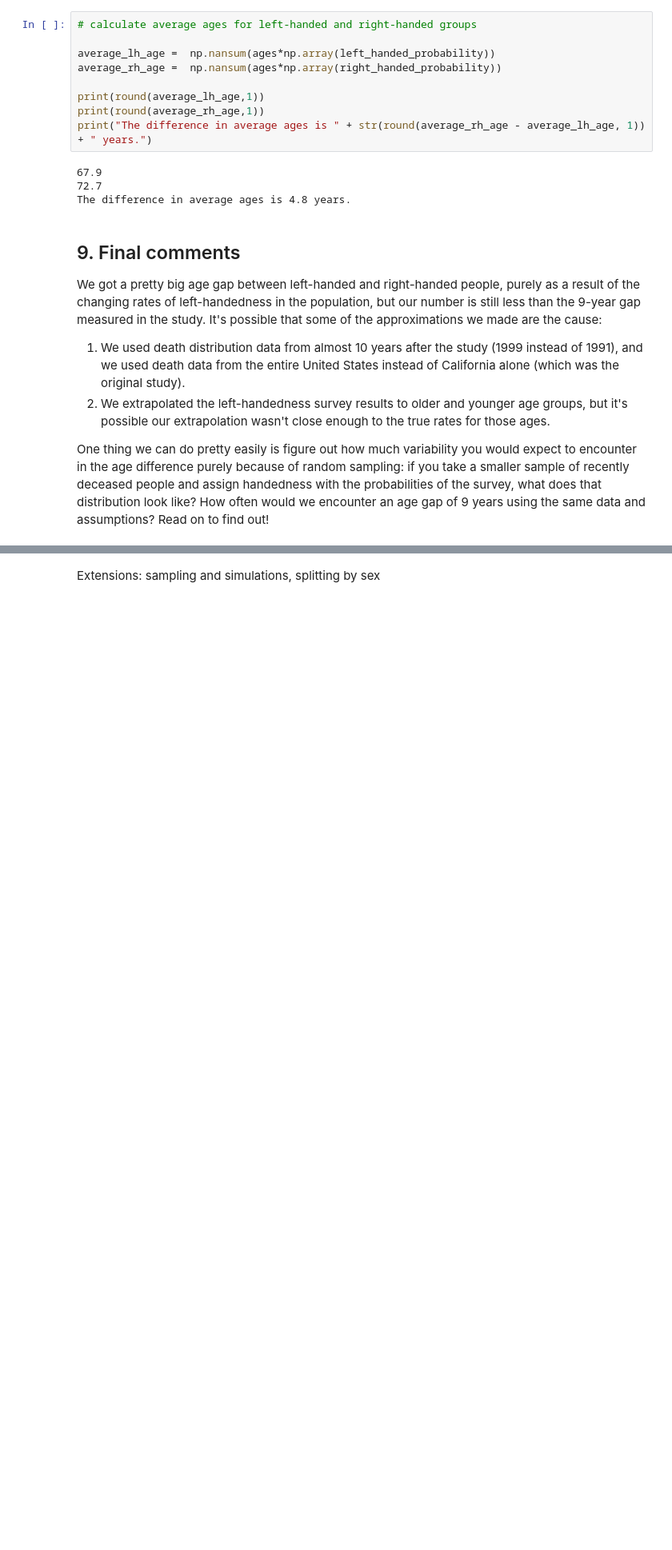
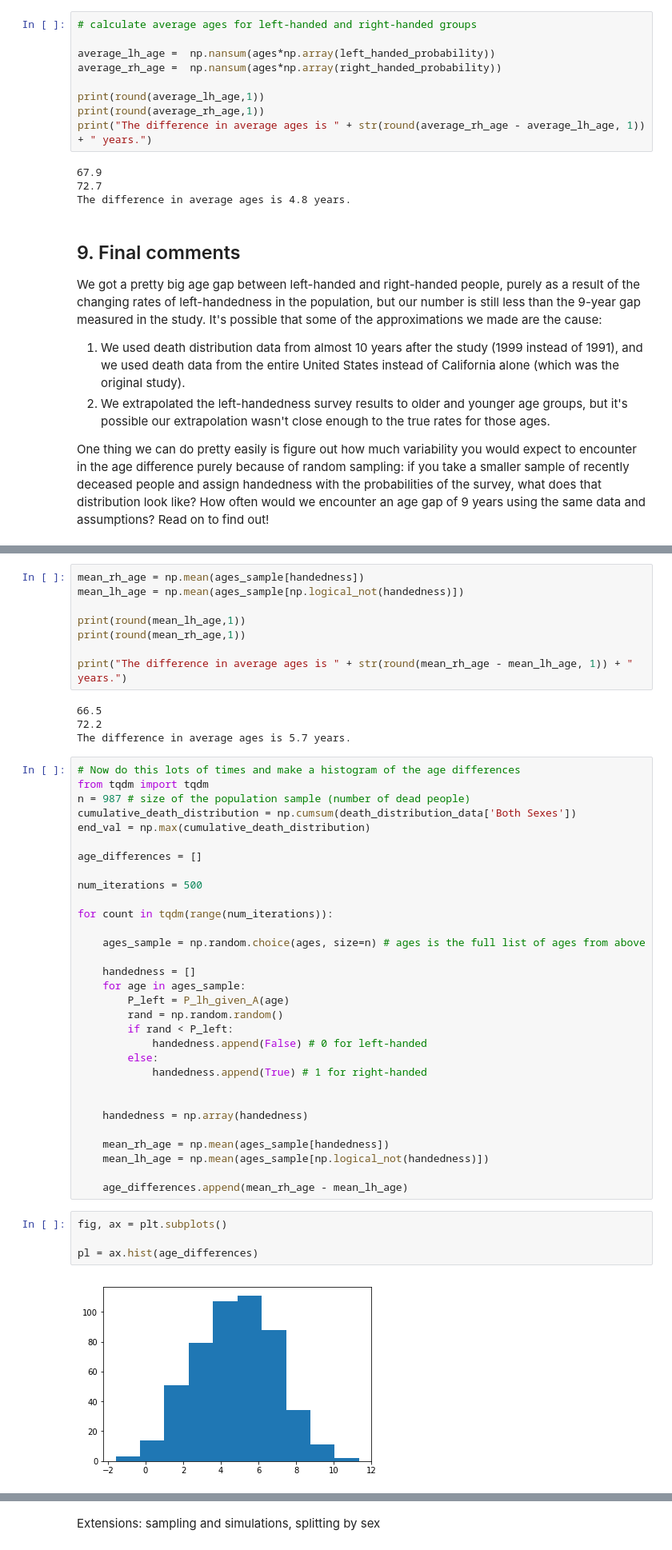
Before and after one commit to mbonsma/datacamp-projects, a Jupyter notebook: lefthandedness.ipynb, the cells around one changed output, grey strips where cells are left out. Shown at 80% size. Drawn from its saved outputs; the diff is of its cells as text; blank space fills up the shorter version.

Commit message:
add extension: sampling to create histogram of age differences

```diff
--- a/lefthandedness.ipynb
+++ b/lefthandedness.ipynb
@@ -259,0 +313,49 @@ One thing we can do pretty easily is figure out how much variability you would e
+# %%
+mean_rh_age = np.mean(ages_sample[handedness])
+mean_lh_age = np.mean(ages_sample[np.logical_not(handedness)])
+
+print(round(mean_lh_age,1))
+print(round(mean_rh_age,1))
+
+print("The difference in average ages is " + str(round(mean_rh_age - mean_lh_age, 1)) + " years.")
+# %% [output]
+66.5
+72.2
+The difference in average ages is 5.7 years.
+# %%
+# Now do this lots of times and make a histogram of the age differences
+from tqdm import tqdm
+n = 987 # size of the population sample (number of dead people)
+cumulative_death_distribution = np.cumsum(death_distribution_data['Both Sexes'])
+end_val = np.max(cumulative_death_distribution)
+
+age_differences = []
+
+num_iterations = 500
+
+for count in tqdm(range(num_iterations)):
+
+    ages_sample = np.random.choice(ages, size=n) # ages is the full list of ages from above
+
+    handedness = []
+    for age in ages_sample:
+        P_left = P_lh_given_A(age)
+        rand = np.random.random()
+        if rand < P_left:
+            handedness.append(False) # 0 for left-handed
+        else:
+            handedness.append(True) # 1 for right-handed
+
+
+    handedness = np.array(handedness)
+
+    mean_rh_age = np.mean(ages_sample[handedness])
+    mean_lh_age = np.mean(ages_sample[np.logical_not(handedness)])
+
+    age_differences.append(mean_rh_age - mean_lh_age)
+# %%
+fig, ax = plt.subplots()
+
+pl = ax.hist(age_differences)
+# %% [output]
+[figure, added]
```
Also changed, not shown: parts of 5 cells of this notebook.
